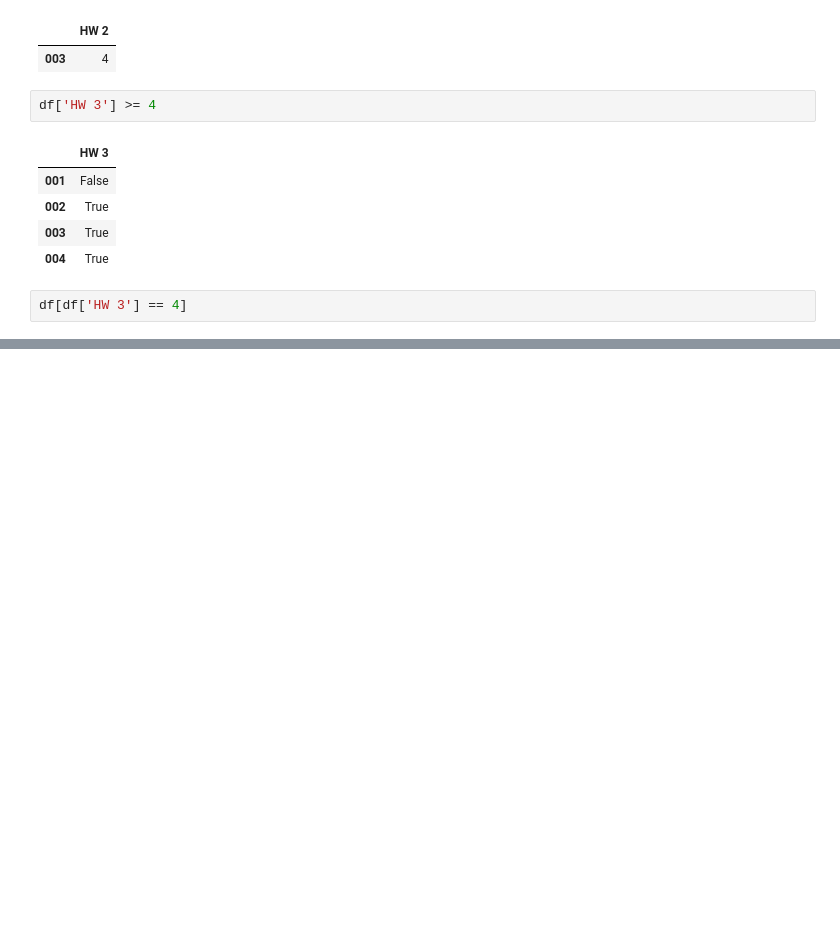
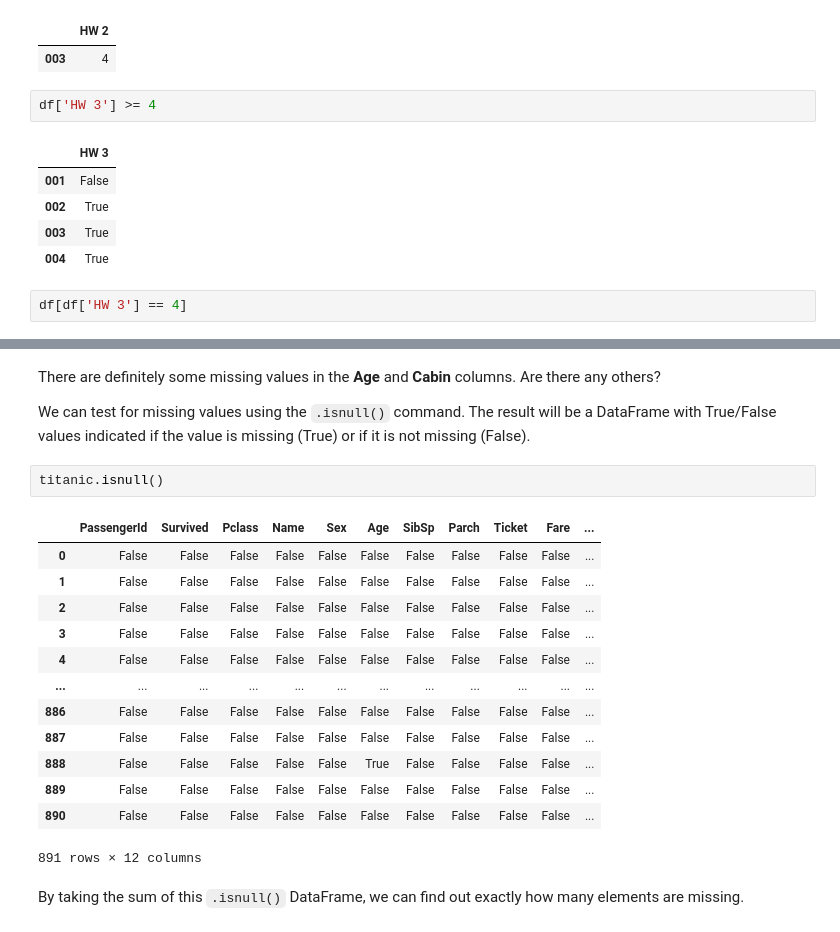
Before and after one commit to drolsonmi/math3080, a Jupyter notebook: Notes/05 Obtaining Data.ipynb, the cells around one changed output, grey strips where cells are left out. Cells and saved outputs as stored; diff of their text form; blank space fills up the shorter version.

```diff
--- a/Notes/05 Obtaining Data.ipynb
+++ b/Notes/05 Obtaining Data.ipynb
@@ -148,0 +228,22 @@ df[df['HW 3'] == 4]
+# %% [markdown]
+There are definitely some missing values in the __Age__ and __Cabin__ columns. Are there any others?
+
+We can test for missing values using the `.isnull()` command. The result will be a DataFrame with True/False values indicated if the value is missing (True) or if it is not missing (False).
+# %%
+titanic.isnull()
+# %% [output]
+|  | PassengerId | Survived | Pclass | Name | Sex | Age | SibSp | Parch | Ticket | Fare | ... |
+| 0 | False | False | False | False | False | False | False | False | False | False | ... |
+| 1 | False | False | False | False | False | False | False | False | False | False | ... |
+| 2 | False | False | False | False | False | False | False | False | False | False | ... |
+| 3 | False | False | False | False | False | False | False | False | False | False | ... |
+| 4 | False | False | False | False | False | False | False | False | False | False | ... |
+| ... | ... | ... | ... | ... | ... | ... | ... | ... | ... | ... | ... |
+| 886 | False | False | False | False | False | False | False | False | False | False | ... |
+| 887 | False | False | False | False | False | False | False | False | False | False | ... |
+| 888 | False | False | False | False | False | True | False | False | False | False | ... |
+| 889 | False | False | False | False | False | False | False | False | False | False | ... |
+| 890 | False | False | False | False | False | False | False | False | False | False | ... |
+891 rows × 12 columns
+# %% [markdown]
+By taking the sum of this `.isnull()` DataFrame, we can find out exactly how many elements are missing.
```
Also changed, not shown: parts of 13 cells of this notebook, 6 other files.
